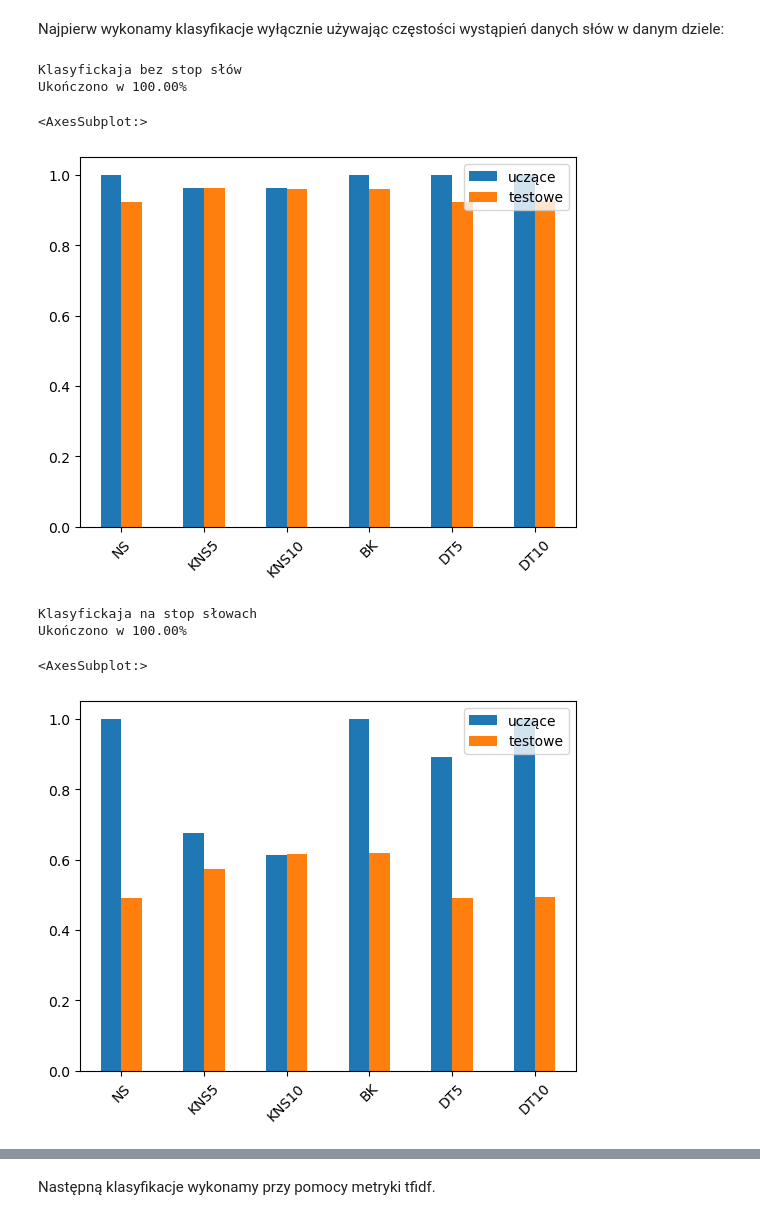
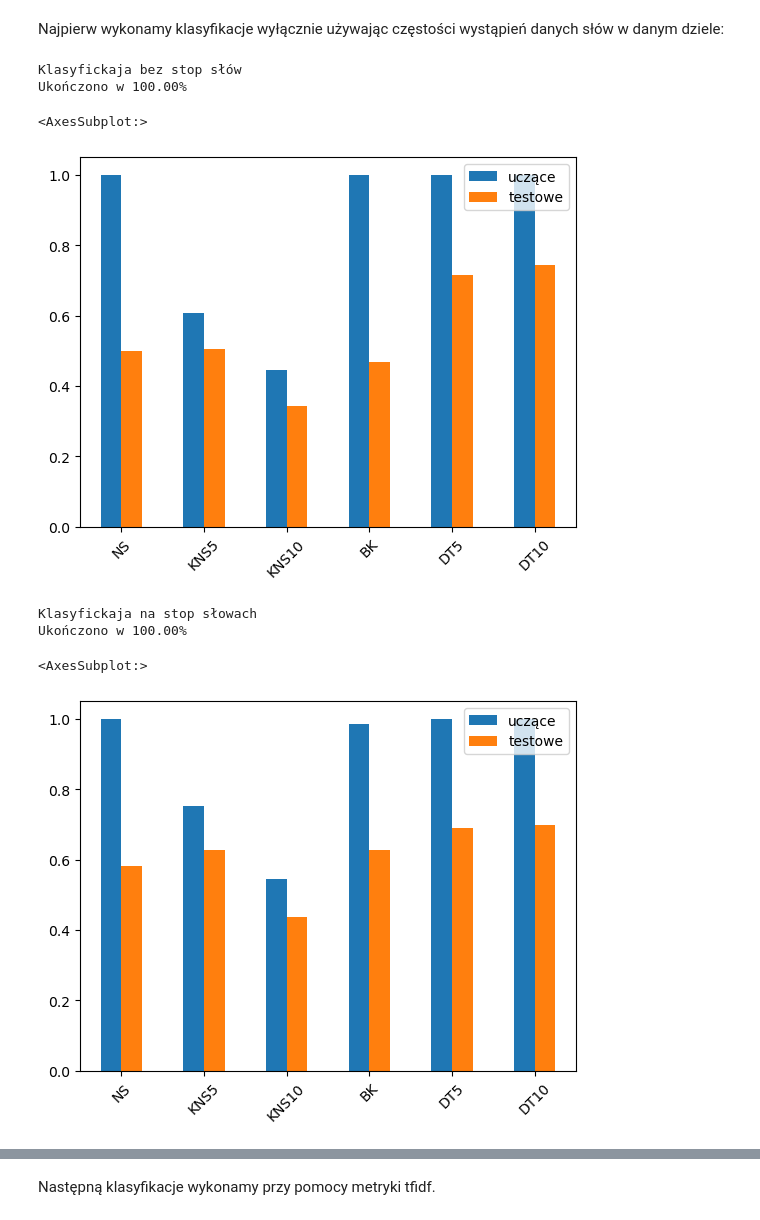
Before and after one commit to opprotossball/PRiAD-Project, a Jupyter notebook: Projekt.ipynb, the cells around one changed output, grey strips where cells are left out. Saved outputs shown, nothing was run; the diff lists cells and outputs as text; code cells hidden in the pictures.

```diff
--- a/Projekt.ipynb
+++ b/Projekt.ipynb
@@ -215,7 +225,7 @@ def frequency(data):
         tf[i,:] = np.array(df.iloc[i,: ] / sm[i])
     fdf = pd.DataFrame(tf, columns=df.columns)
     if w_l:
-        df['labels'] = labels
+        fdf['labels'] =  pd.Series.tolist(labels)
     return fdf
 # %%
 def drop_threshold(df, threshold):
@@ -230,7 +240,7 @@ def drop_threshold(df, threshold):
             to_drop.append(col)
     df = df.drop(columns=to_drop)
     if w_l:
-        df['labels'] = labels
+        df['labels'] = pd.Series.tolist(labels)
     return df
 # %% [markdown]
 Wczytanie i obliczenie słowników dla wszystkich utworów.
@@ -247,7 +257,23 @@ def load(files, mode=2):
         index.append(name)
         labels.append(label)
 
-    df = merge_dics_to_df(word_bags, index, lambda x:x['Count'])
+    df = merge_dics_to_df(word_bags)
     df['labels'] = labels
+    df['Name'] = index
+    df = df.set_index('Name')
+    return df
+    # word_bags = []
+    # index = []
+    # labels = []
 
-    return df
+    # for path, name, label in zip(files['FilePath'], files['Name of The work'], files['Author']):
+    #     n, cont = get_text(path)
+    #     cont = normalize_text(cont)
+    #     word_bags.append(generate_word_bag(cont, mode=mode))
+    #     index.append(name)
+    #     labels.append(label)
+
+    # df = merge_dics_to_df(word_bags, index, lambda x:x['Count'])
+    # df['labels'] = labels
+
+    # return df
@@ -281,9 +323,9 @@ import random
 # %% [markdown]
 Metoda get_learning_data dzieli naszą macierz danych na dane uczące oraz testowe w pewnej proporcji. Dzięki temu będziemy mogli zweryfikować jak dobry nasz model jest.
 # %%
- def get_learning_data(df, proporcja):
-     opis_ucz, opis_test, dec_ucz, dec_test = train_test_split(df.iloc[:,0:-1], df.iloc[:,-1].astype('category').cat.codes, test_size=proporcja)#, random_state=0)
-     return {"opis_ucz":opis_ucz, "opis_test":opis_test, "dec_ucz":dec_ucz, "dec_test":dec_test}
+def get_learning_data(df, proporcja):
+    opis_ucz, opis_test, dec_ucz, dec_test = train_test_split(df.drop(columns='labels'), df['labels'].astype('category').cat.codes, test_size=proporcja)#, random_state=0)
+    return {"opis_ucz":opis_ucz, "opis_test":opis_test, "dec_ucz":dec_ucz, "dec_test":dec_test}
 # %%
 def weryfikuj(model, data, show=True):
     model.fit(data['opis_ucz'], data['dec_ucz'])
@@ -353,21 +395,21 @@ data3 = pd.concat([data1.drop(columns=['labels']), data2], axis=1)
 Najpierw wykonamy klasyfikacje wyłącznie używając częstości wystąpień danych słów w danym dziele:
 # %%
 print("Klasyfickaja bez stop słów")
-respd1 = test_classifiers(data1, tries=1000)
+respd1 = test_classifiers(data1, tries=100)
 respd1.plot(kind='bar', rot = 45)
 # %% [output]
 Klasyfickaja bez stop słów
 Ukończono w 100.00%
 <AxesSubplot:>
-[figure, old version]
+[figure, new version]
 # %%
 print("Klasyfickaja na stop słowach")
-respd2 = test_classifiers(data2, tries=1000)
+respd2 = test_classifiers(data2, tries=100)
 respd2.plot(kind='bar', rot = 45)
 # %% [output]
 Klasyfickaja na stop słowach
 Ukończono w 100.00%
 <AxesSubplot:>
-[figure, old version]
+[figure, new version]
 # %%
 print("Klasyfickaja na wszystkich słowach")
```
Also changed, not shown: parts of 24 cells of this notebook.
